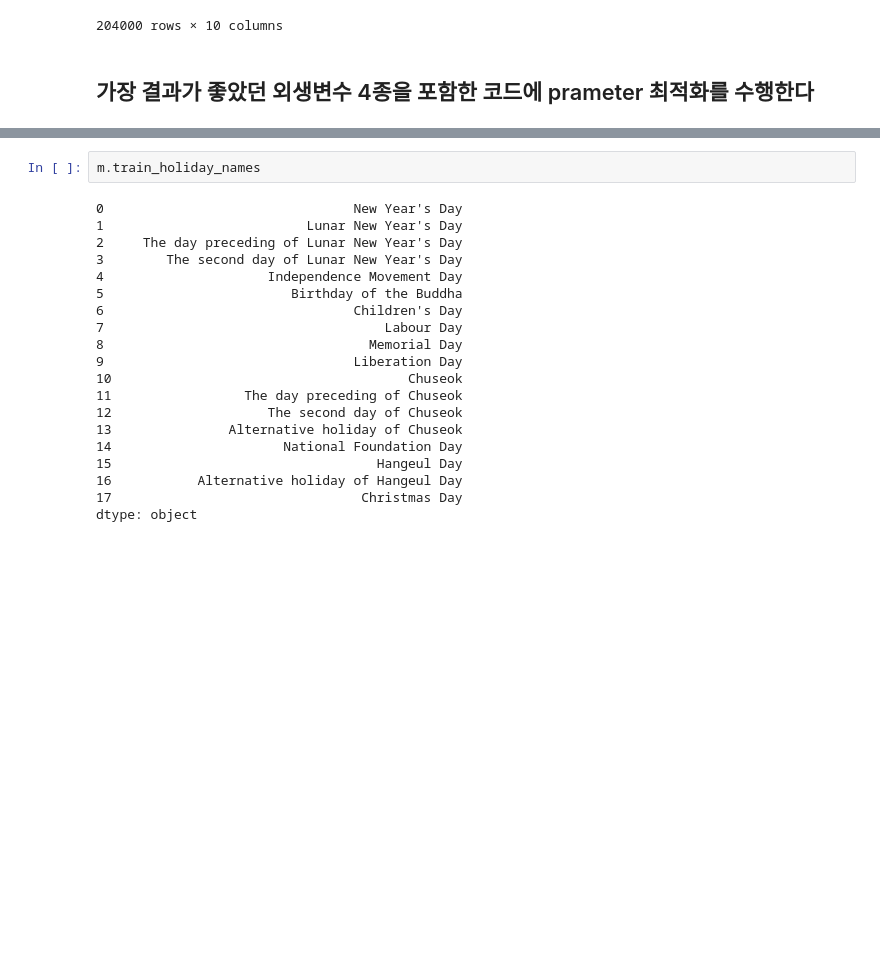
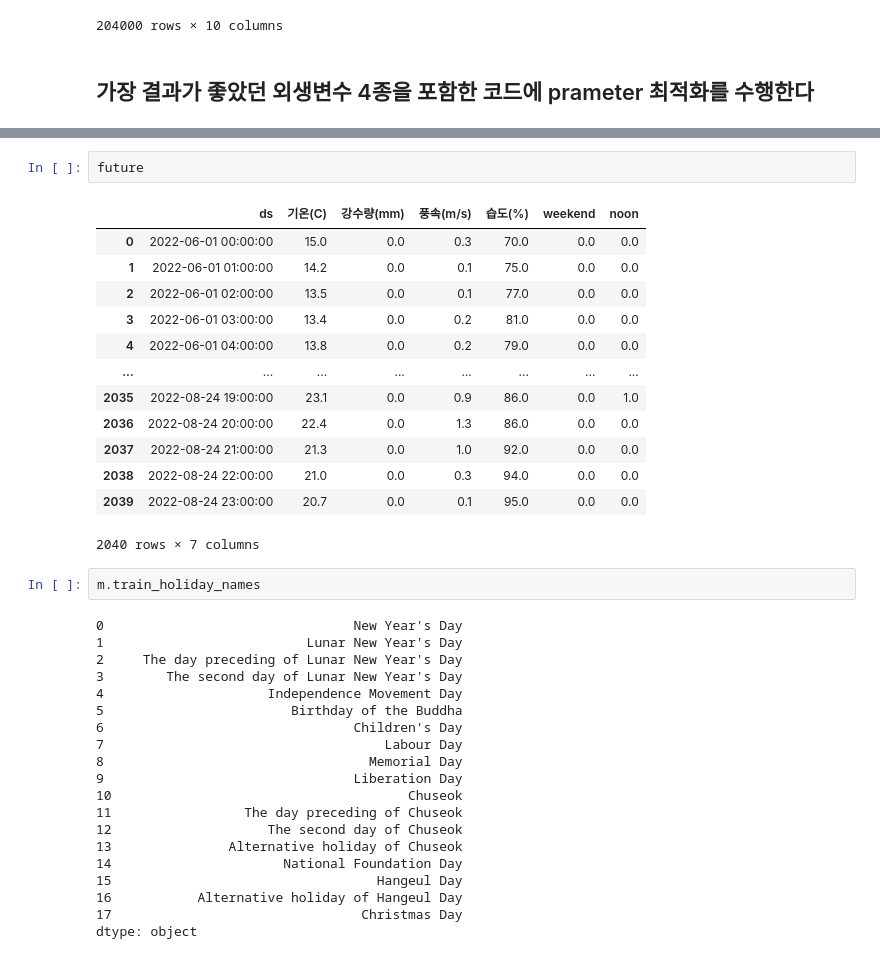
Before and after one commit to Jonghyun-Park1027/Competition3, a Jupyter notebook: make_valid.ipynb, the cells around one changed output, grey strips where cells are left out. Saved outputs shown, nothing was run; the diff lists cells and outputs as text; blank space fills up the shorter version.

```diff
--- a/make_valid.ipynb
+++ b/make_valid.ipynb
@@ -193,3 +180,19 @@ The Best SMAPE score is 4.242046238975441
+# %%
+future
+# %% [output]
+|  | ds | 기온(C) | 강수량(mm) | 풍속(m/s) | 습도(%) | weekend | noon |
+| 0 | 2022-06-01 00:00:00 | 15.0 | 0.0 | 0.3 | 70.0 | 0.0 | 0.0 |
+| 1 | 2022-06-01 01:00:00 | 14.2 | 0.0 | 0.1 | 75.0 | 0.0 | 0.0 |
+| 2 | 2022-06-01 02:00:00 | 13.5 | 0.0 | 0.1 | 77.0 | 0.0 | 0.0 |
+| 3 | 2022-06-01 03:00:00 | 13.4 | 0.0 | 0.2 | 81.0 | 0.0 | 0.0 |
+| 4 | 2022-06-01 04:00:00 | 13.8 | 0.0 | 0.2 | 79.0 | 0.0 | 0.0 |
+| ... | ... | ... | ... | ... | ... | ... | ... |
+| 2035 | 2022-08-24 19:00:00 | 23.1 | 0.0 | 0.9 | 86.0 | 0.0 | 1.0 |
+| 2036 | 2022-08-24 20:00:00 | 22.4 | 0.0 | 1.3 | 86.0 | 0.0 | 0.0 |
+| 2037 | 2022-08-24 21:00:00 | 21.3 | 0.0 | 1.0 | 92.0 | 0.0 | 0.0 |
+| 2038 | 2022-08-24 22:00:00 | 21.0 | 0.0 | 0.3 | 94.0 | 0.0 | 0.0 |
+| 2039 | 2022-08-24 23:00:00 | 20.7 | 0.0 | 0.1 | 95.0 | 0.0 | 0.0 |
+2040 rows × 7 columns
 # %%
 m.train_holiday_names
 # %% [output]
```
Also changed, not shown: parts of 7 cells of this notebook, 1 other file.
